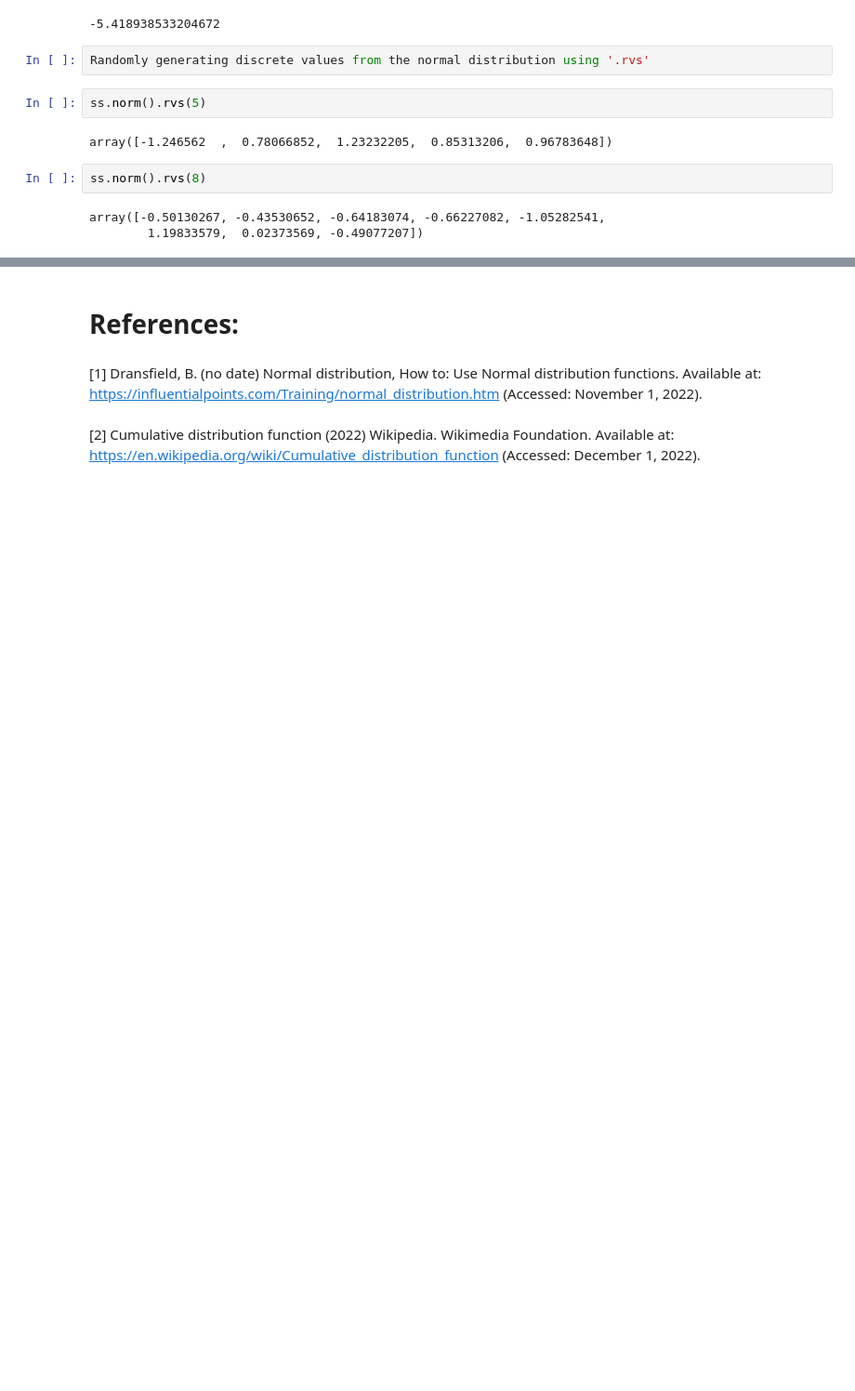
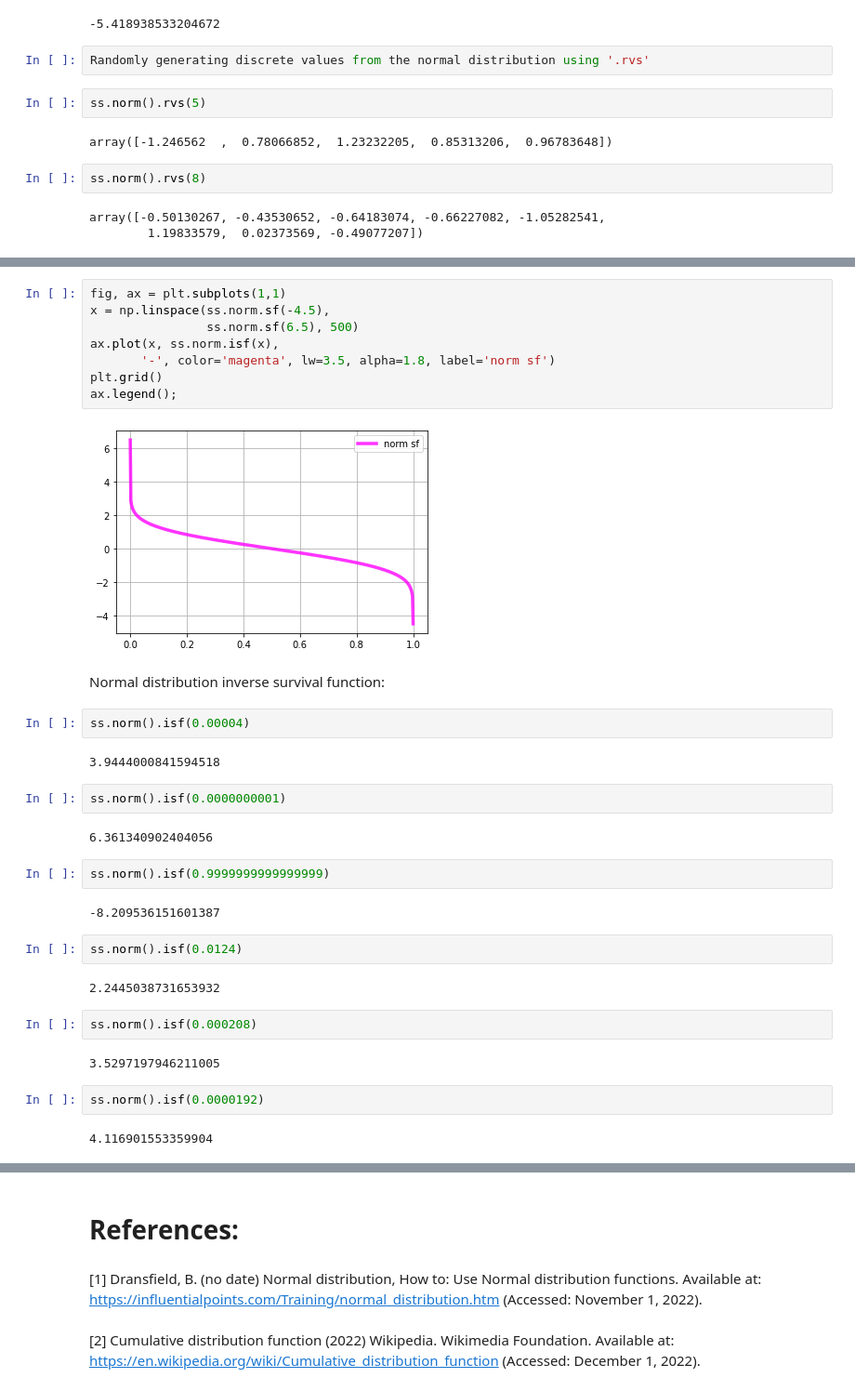
Before and after one commit to Ruairi8/FoDA-assessment, a Jupyter notebook: Normal Distribution.ipynb, the cells around one changed output, grey strips where cells are left out. Shown at 93% size. Cells and saved outputs as stored; diff of their text form; blank space fills up the shorter version.

```diff
--- a/Normal Distribution.ipynb
+++ b/Normal Distribution.ipynb
@@ -172,0 +227,36 @@ array([-0.50130267, -0.43530652, -0.64183074, -0.66227082, -1.05282541,
+# %%
+fig, ax = plt.subplots(1,1)
+x = np.linspace(ss.norm.sf(-4.5),
+                ss.norm.sf(6.5), 500)
+ax.plot(x, ss.norm.isf(x),
+       '-', color='magenta', lw=3.5, alpha=1.8, label='norm sf')
+plt.grid()
+ax.legend();
+# %% [output]
+[figure, added]
+# %% [markdown]
+Normal distribution inverse survival function:
+# %%
+ss.norm().isf(0.00004)
+# %% [output]
+3.9444000841594518
+# %%
+ss.norm().isf(0.0000000001)
+# %% [output]
+6.361340902404056
+# %%
+ss.norm().isf(0.9999999999999999)
+# %% [output]
+-8.209536151601387
+# %%
+ss.norm().isf(0.0124)
+# %% [output]
+2.2445038731653932
+# %%
+ss.norm().isf(0.000208)
+# %% [output]
+3.5297197946211005
+# %%
+ss.norm().isf(0.0000192)
+# %% [output]
+4.116901553359904
```
Also changed, not shown: parts of 21 cells of this notebook, 2 other files.
